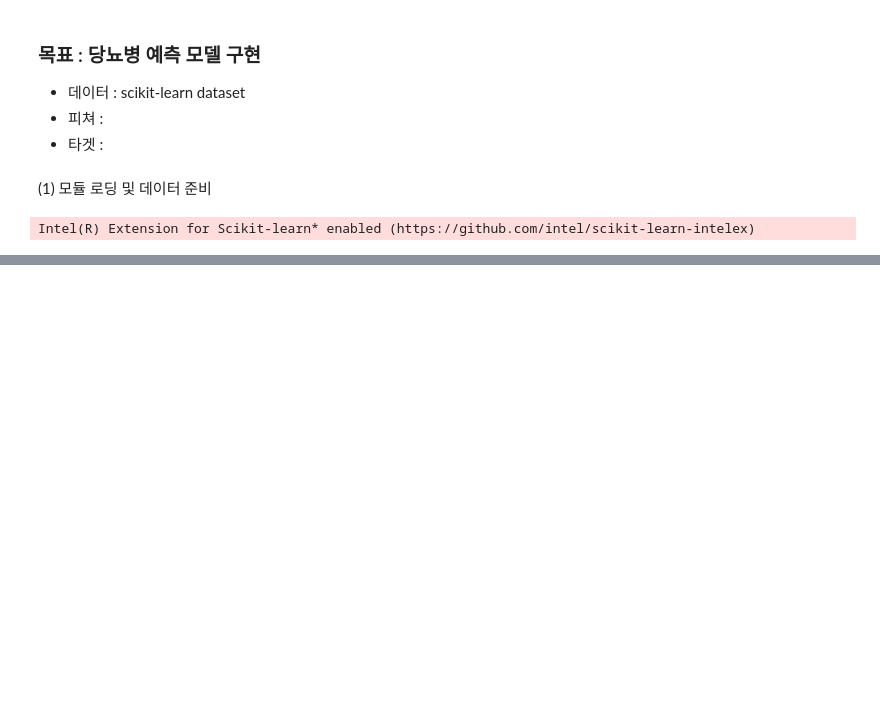
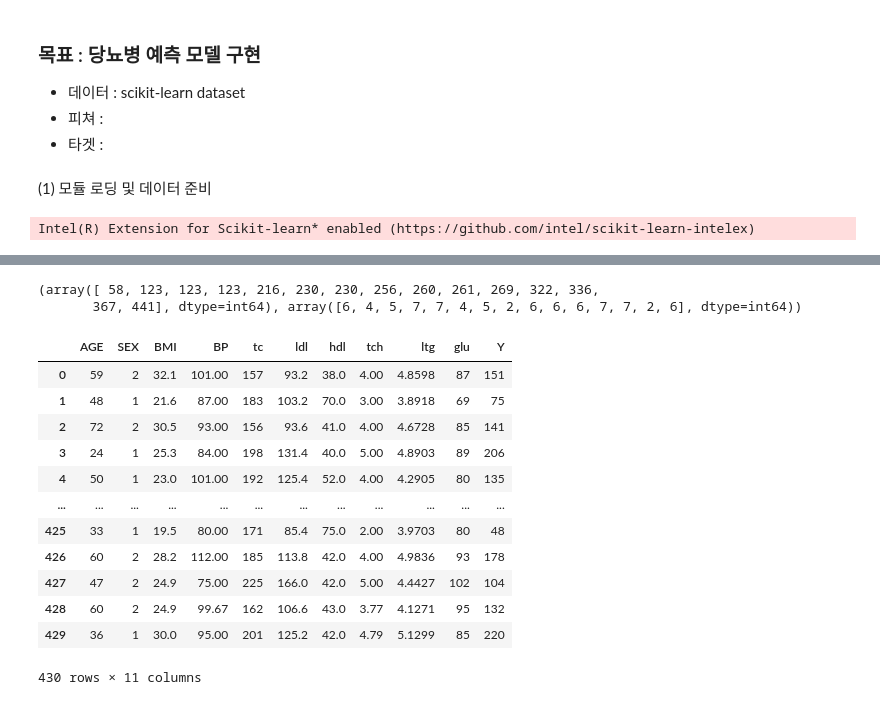
Before and after one commit to Schubert3275/KDT-MachineLearning_Study, a Jupyter notebook: DAY_03/work_0227/이현길_work.ipynb, the cells around one changed output, grey strips where cells are left out. Cells and saved outputs as stored; diff of their text form; code cells hidden in the pictures; blank space fills up the shorter version.

```diff
--- a/DAY_03/work_0227/이현길_work.ipynb
+++ b/DAY_03/work_0227/이현길_work.ipynb
@@ -30,0 +50,24 @@ featureDF.head(3)
+# %%
+z = np.abs(stats.zscore(diabetesDF))
+
+threshold = 3
+print(np.where(z > threshold))
+diabetesDF = diabetesDF[(z < threshold).all(axis=1)]
+diabetesDF.reset_index(drop=True, inplace=True)
+diabetesDF
+# %% [output]
+(array([ 58, 123, 123, 123, 216, 230, 230, 256, 260, 261, 269, 322, 336,
+       367, 441], dtype=int64), array([6, 4, 5, 7, 7, 4, 5, 2, 6, 6, 6, 7, 7, 2, 6], dtype=int64))
+|  | AGE | SEX | BMI | BP | tc | ldl | hdl | tch | ltg | glu | Y |
+| 0 | 59 | 2 | 32.1 | 101.00 | 157 | 93.2 | 38.0 | 4.00 | 4.8598 | 87 | 151 |
+| 1 | 48 | 1 | 21.6 | 87.00 | 183 | 103.2 | 70.0 | 3.00 | 3.8918 | 69 | 75 |
+| 2 | 72 | 2 | 30.5 | 93.00 | 156 | 93.6 | 41.0 | 4.00 | 4.6728 | 85 | 141 |
+| 3 | 24 | 1 | 25.3 | 84.00 | 198 | 131.4 | 40.0 | 5.00 | 4.8903 | 89 | 206 |
+| 4 | 50 | 1 | 23.0 | 101.00 | 192 | 125.4 | 52.0 | 4.00 | 4.2905 | 80 | 135 |
+| ... | ... | ... | ... | ... | ... | ... | ... | ... | ... | ... | ... |
+| 425 | 33 | 1 | 19.5 | 80.00 | 171 | 85.4 | 75.0 | 2.00 | 3.9703 | 80 | 48 |
+| 426 | 60 | 2 | 28.2 | 112.00 | 185 | 113.8 | 42.0 | 4.00 | 4.9836 | 93 | 178 |
+| 427 | 47 | 2 | 24.9 | 75.00 | 225 | 166.0 | 42.0 | 5.00 | 4.4427 | 102 | 104 |
+| 428 | 60 | 2 | 24.9 | 99.67 | 162 | 106.6 | 43.0 | 3.77 | 4.1271 | 95 | 132 |
+| 429 | 36 | 1 | 30.0 | 95.00 | 201 | 125.2 | 42.0 | 4.79 | 5.1299 | 85 | 220 |
+430 rows × 11 columns
```
Also changed, not shown: parts of 17 cells of this notebook, 2 other files.
